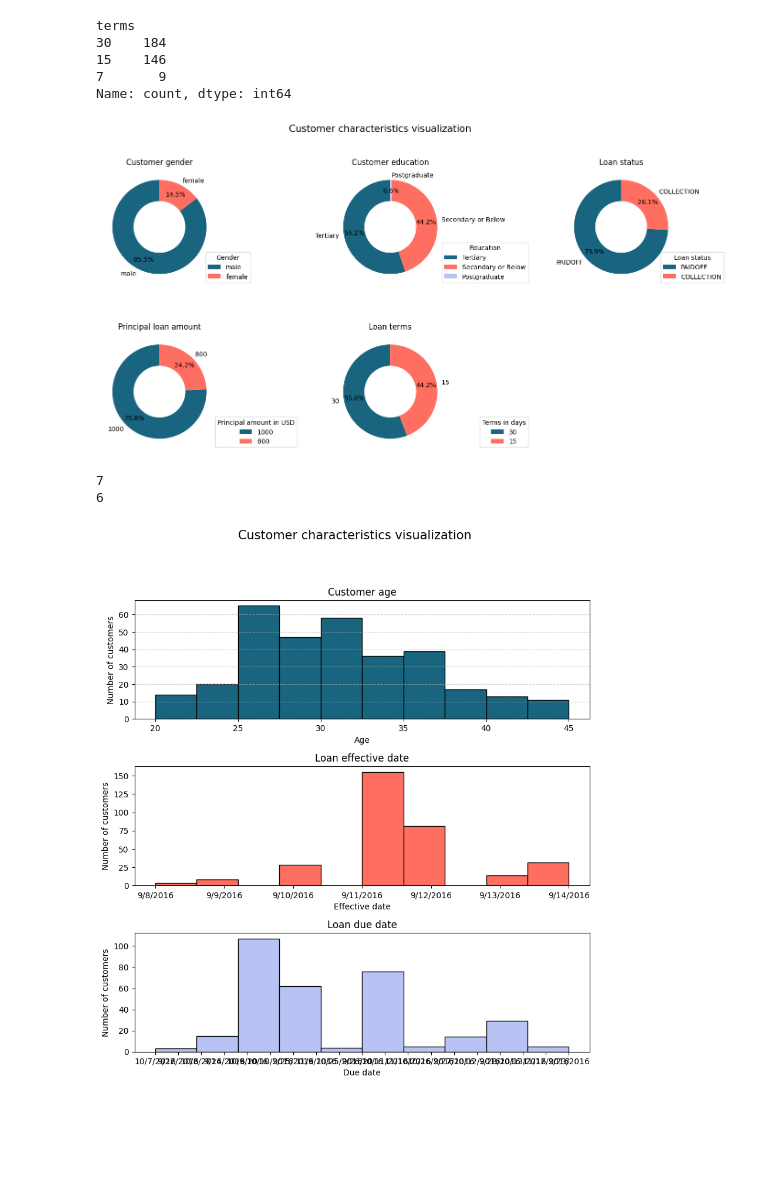
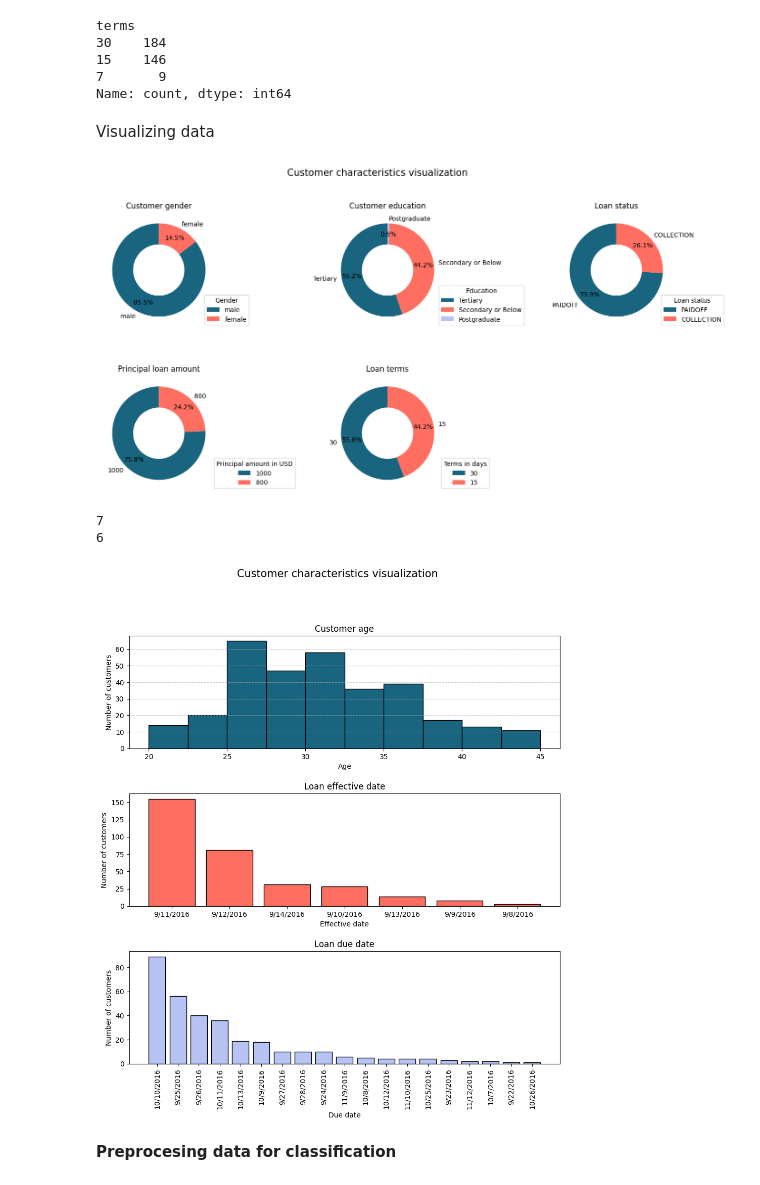
Before and after one commit to dalimvc/Clustering-and-Classification-Models, a Jupyter notebook: DS24-Classification-b21dalmi.ipynb, the cells around one changed output. Saved outputs shown, nothing was run; the diff lists cells and outputs as text; code cells hidden in the pictures; blank space fills up the shorter version.

Commit message:
data exploration done

```diff
--- a/DS24-Classification-b21dalmi.ipynb
+++ b/DS24-Classification-b21dalmi.ipynb
@@ -135,6 +129,8 @@ terms
 15    146
 7       9
 Name: count, dtype: int64
+# %% [markdown]
+Visualizing data
 # %%
 from matplotlib import pyplot as plt
 
@@ -148,29 +144,33 @@ axs[0].pie(df['Gender'].value_counts(), colors=colors, labels= labels ,autopct='
 axs[0].set_title("Customer gender")
 axs[0].legend(title="Gender", loc='lower right', bbox_to_anchor=(1.3, 0))
 
+#plotting education
 education_counts = df['education'].value_counts()
 labels = education_counts.index
 axs[1].pie(df['education'].value_counts(), colors=colors, labels= labels ,autopct='%1.1f%%', startangle=90,  wedgeprops=dict(width=0.45), pctdistance=0.77)
 axs[1].set_title("Customer education")
 axs[1].legend(title="Education", loc='lower right', bbox_to_anchor=(1.7, 0))
 
+#ploting loan status
 loan_status_counts = df['loan_status'].value_counts()
 labels = loan_status_counts.index
 axs[2].pie(df['loan_status'].value_counts(), colors=colors, labels= labels ,autopct='%1.1f%%', startangle=90,  wedgeprops=dict(width=0.45), pctdistance=0.77)
 axs[2].set_title("Loan status")
-axs[2].legend(title="Loan status", loc='lower right', bbox_to_anchor=(1.4, 0))
+axs[2].legend(title="Loan status", loc='lower right', bbox_to_anchor=(1.45, 0))
 
+#plotting loan amount
 principal_counts = df['Principal'].value_counts()
 labels = principal_counts.index
 axs[3].pie(df['Principal'].value_counts(), colors=colors, labels= labels ,autopct='%1.1f%%', startangle=90,  wedgeprops=dict(width=0.45), pctdistance=0.77)
 axs[3].set_title("Principal loan amount")
 axs[3].legend(title="Principal amount in USD", loc='lower right', bbox_to_anchor=(1.7, 0))
 
+#plotting loan terms
 terms_counts = df['terms'].value_counts()
 labels = terms_counts.index
 axs[4].pie(df['terms'].value_counts(), colors=colors, labels= labels ,autopct='%1.1f%%', startangle=90,  wedgeprops=dict(width=0.45), pctdistance=0.77)
 axs[4].set_title("Loan terms")
-axs[4].legend(title="Terms in days", loc='lower right', bbox_to_anchor=(1.7, 0))
+axs[4].legend(title="Terms in days", loc='lower right', bbox_to_anchor=(1.4, 0))
 
 axs[5].axis('off')
 
@@ -178,5 +178,5 @@ plt.suptitle("Customer characteristics visualization", fontsize=15, y=1.0)
 plt.subplots_adjust(hspace=0.4, wspace=0.3)
 plt.show()
 # %% [output]
-[figure, old version]
+[figure, new version]
 # %%
@@ -190,28 +190,35 @@ df = df.drop(df[df['age'] < 20].index)
 7
 6
 # %%
-fig, axs = plt.subplots(3, 1, figsize=(10, 10))
+#plotting other customer caracteristics that are not suitable to be shown on a pie chart
+fig, axs = plt.subplots(3, 1, figsize=(11, 11))
 axs = axs.flatten()
 
+#plotting age on histogram
 axs[0].hist(df['age'], bins=10, color=colors[0], edgecolor='black')
 axs[0].set_title("Customer age")
 axs[0].set_xlabel("Age")
 axs[0].set_ylabel("Number of customers")
 axs[0].grid(axis='y', linestyle='--', alpha=0.6)
 
-axs[1].hist(df['effective_date'], color=colors[1], edgecolor='black')
+#plotting effective date on bar chart
+axs[1].bar(df['effective_date'].value_counts().index, df['effective_date'].value_counts().values, color=colors[1], edgecolor='black')
 axs[1].set_title("Loan effective date")
 axs[1].set_xlabel("Effective date")
 axs[1].set_ylabel("Number of customers")
 
-
-axs[2].hist(df['due_date'], color=colors[2], edgecolor='black')
+#plotting due date on bar chart
+axs[2].bar(df['due_date'].value_counts().index, df['due_date'].value_counts().values, color=colors[2], edgecolor='black')
+axs[2].set_xticks(df['due_date'].value_counts().index)
+axs[2].set_xticklabels(df['due_date'].value_counts().index, rotation=90)
 axs[2].set_title("Loan due date")
 axs[2].set_xlabel("Due date")
 axs[2].set_ylabel("Number of customers")
 
 plt.suptitle("Customer characteristics visualization", fontsize=15, y=1.0)
 plt.subplots_adjust(hspace=0.4, wspace=0.3)
 plt.show()
 # %% [output]
-[figure, old version]
+[figure, new version]
+# %% [markdown]
+<b>Preprocesing data for classification</b>
```
Also changed, not shown: parts of 13 cells of this notebook, 1 other file.
